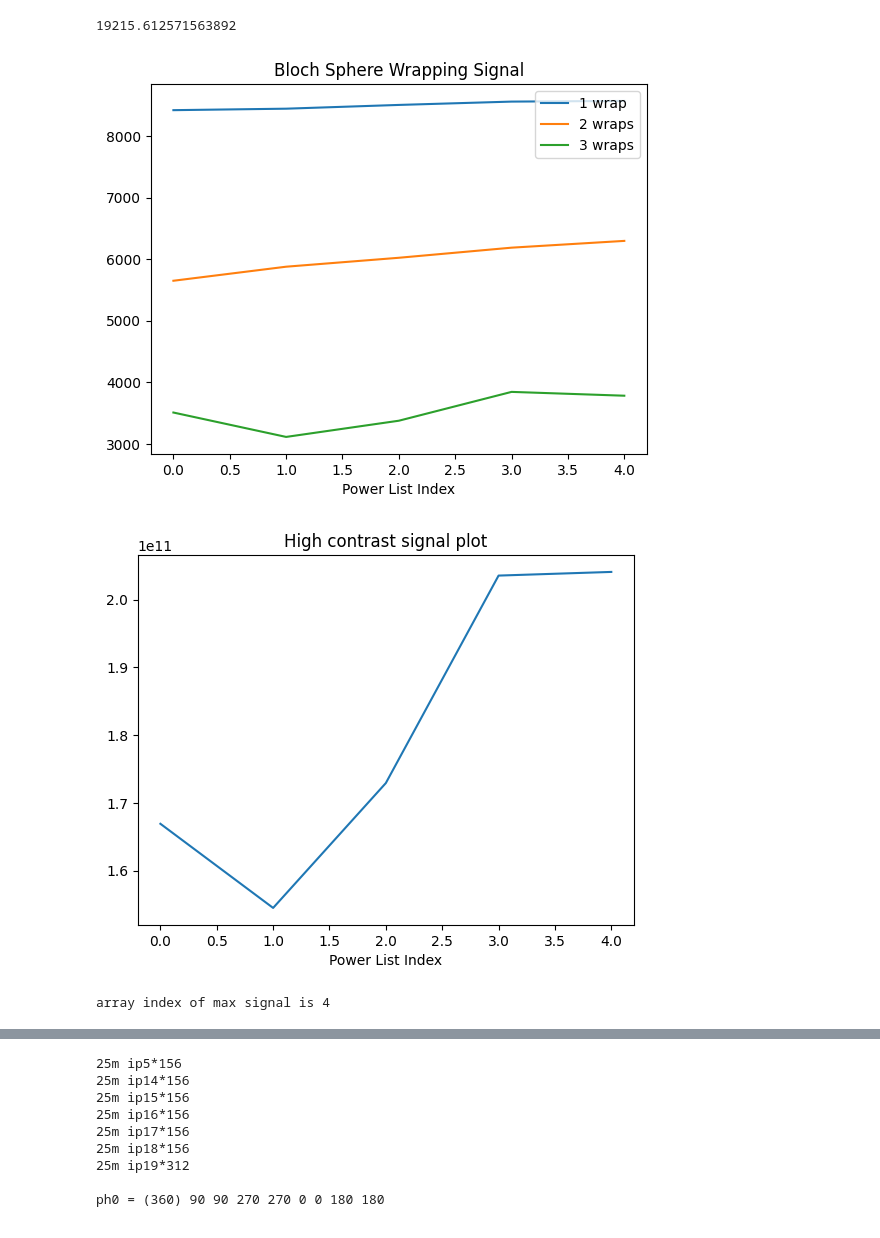
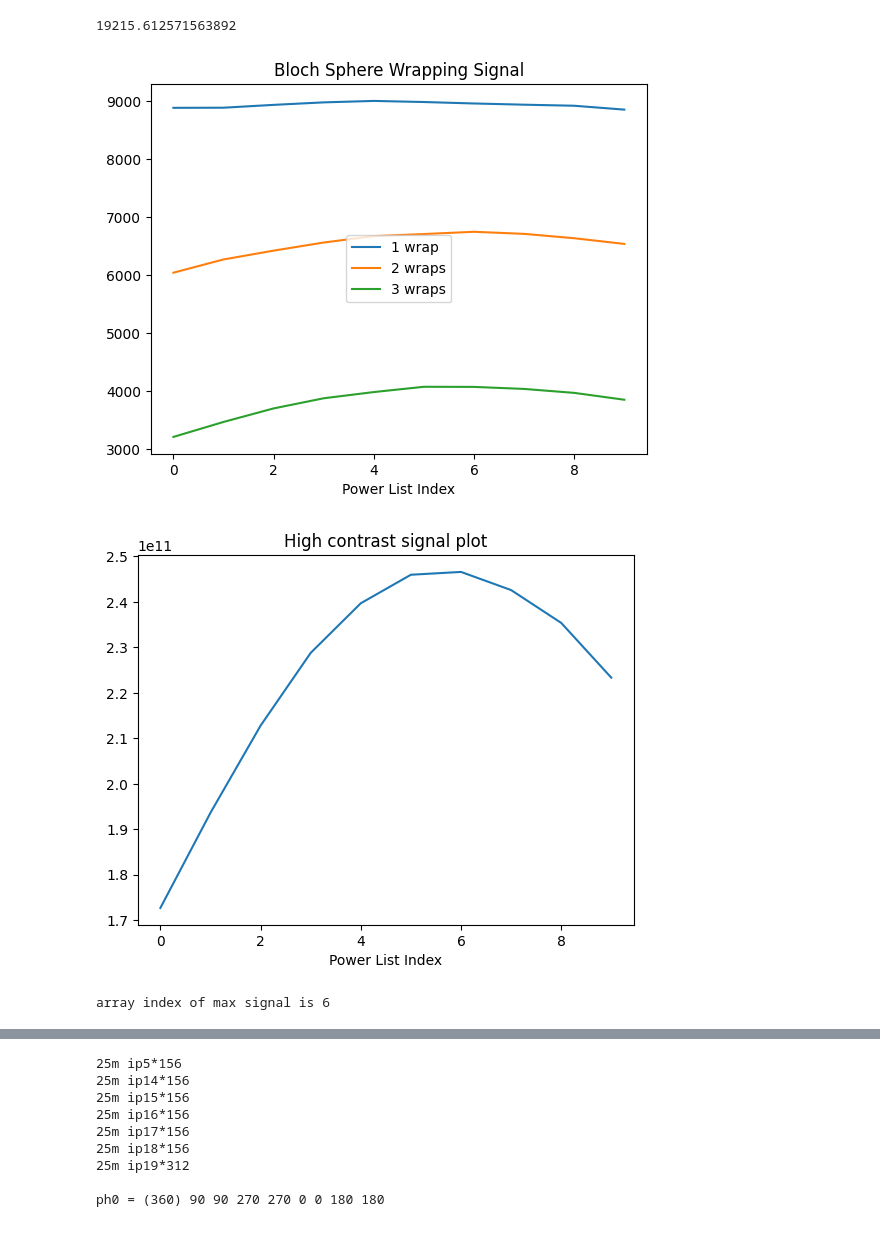
Before and after one commit to awstasiuk/phd-notebooks, a Jupyter notebook: Tune Up/Tune Up.ipynb, the cells around one changed output, grey strips where cells are left out. Drawn from its saved outputs; the diff is of its cells as text; code cells hidden in the pictures.

```diff
--- a/Tune Up/Tune Up.ipynb
+++ b/Tune Up/Tune Up.ipynb
@@ -55,10 +55,10 @@ Jlif/kHz * (2/a)**3
 1/(Je/10**3)/ns
 # %% [output]
 19215.612571563892
-# %%
-nmr.Experiment(509, folder='expt9').calibrate90()
-# %% [output]
-[figure, removed]
-[figure, removed]
-array index of max signal is 4
+# %%
+nmr.Experiment(527, folder='expt9').calibrate90()
+# %% [output]
+[figure, added]
+[figure, added]
+array index of max signal is 6
 # %%
```
Also changed, not shown: parts of 2 cells of this notebook, 2 other files.
